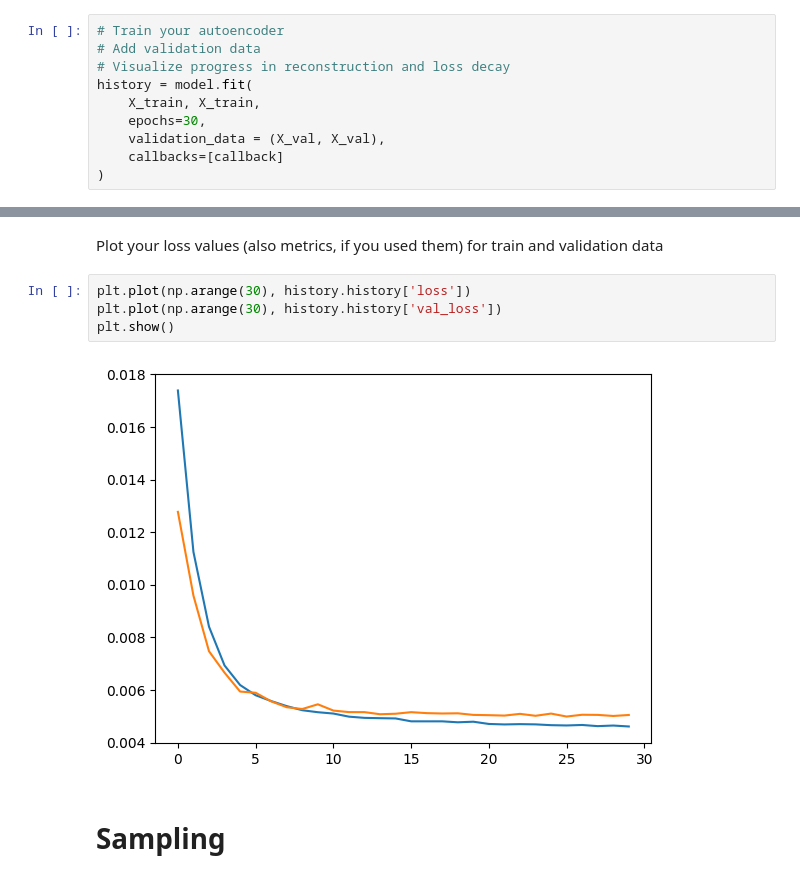
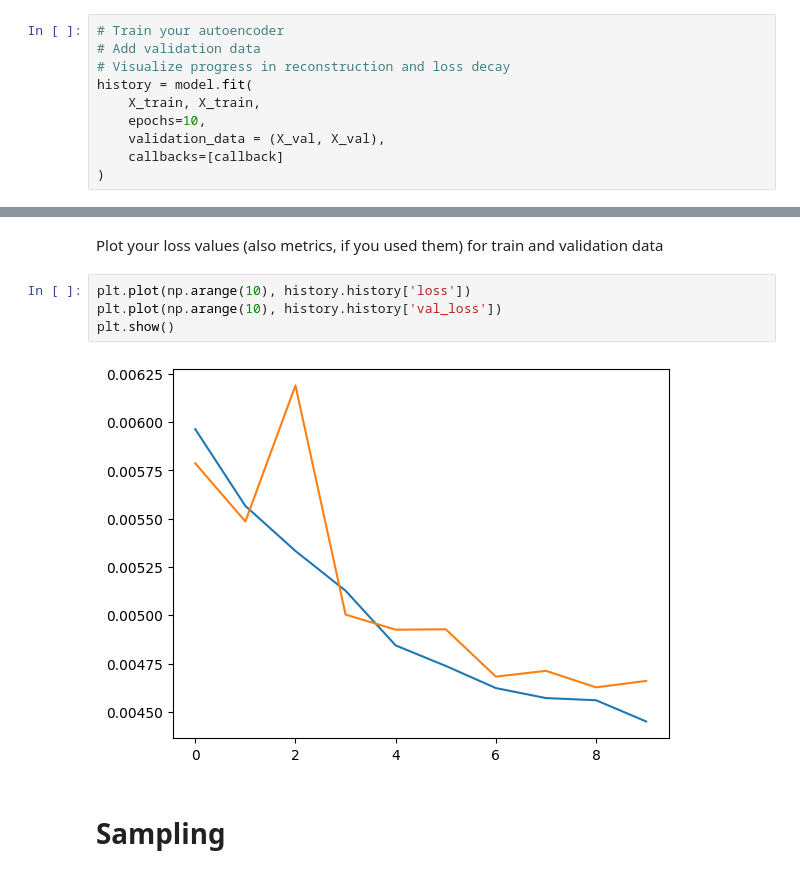
Before and after one commit to gayaneghazaryan/ACA_Advanced_ML_HW, a Jupyter notebook: ACA_VAE_Gayane_Ghazaryan.ipynb, the cells around one changed output, grey strips where cells are left out. Cells and saved outputs as stored; diff of their text form.

```diff
--- a/ACA_VAE_Gayane_Ghazaryan.ipynb
+++ b/ACA_VAE_Gayane_Ghazaryan.ipynb
@@ -150,7 +150,7 @@ model.build(input_shape=X_train.shape)
 # Visualize progress in reconstruction and loss decay
 history = model.fit(
     X_train, X_train,
-    epochs=30,
+    epochs=10,
     validation_data = (X_val, X_val),
     callbacks=[callback]
 )
@@ -221,11 +179,11 @@ Epoch 30/30
 # %% [markdown]
 Plot your loss values (also metrics, if you used them) for train and validation data
 # %%
-plt.plot(np.arange(30), history.history['loss'])
-plt.plot(np.arange(30), history.history['val_loss'])
+plt.plot(np.arange(10), history.history['loss'])
+plt.plot(np.arange(10), history.history['val_loss'])
 plt.show()
 # %% [output]
-[figure, old version]
+[figure, new version]
 # %% [markdown]
 # Sampling
 # %% [markdown]
```
Also changed, not shown: parts of 7 cells of this notebook.
